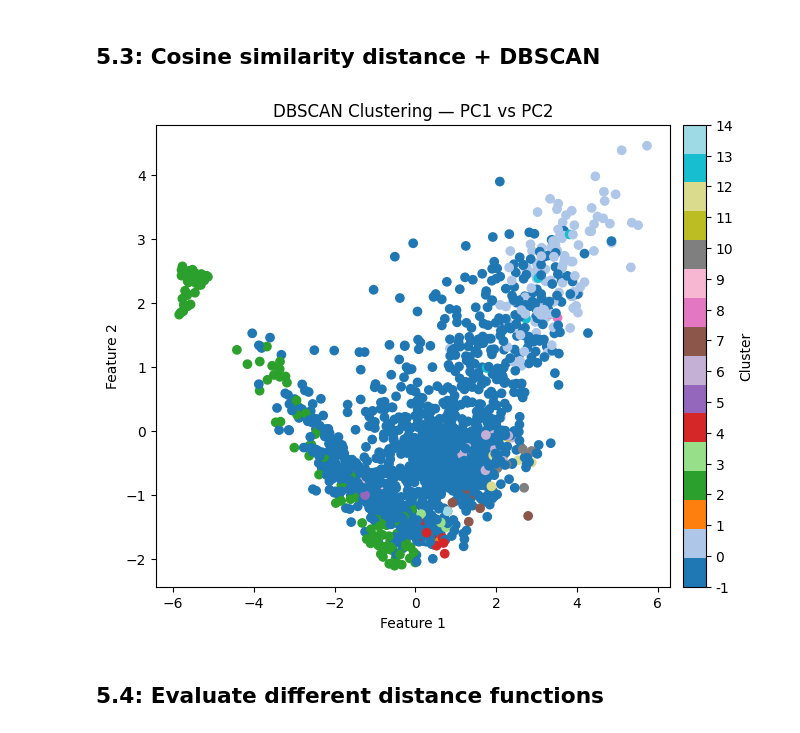
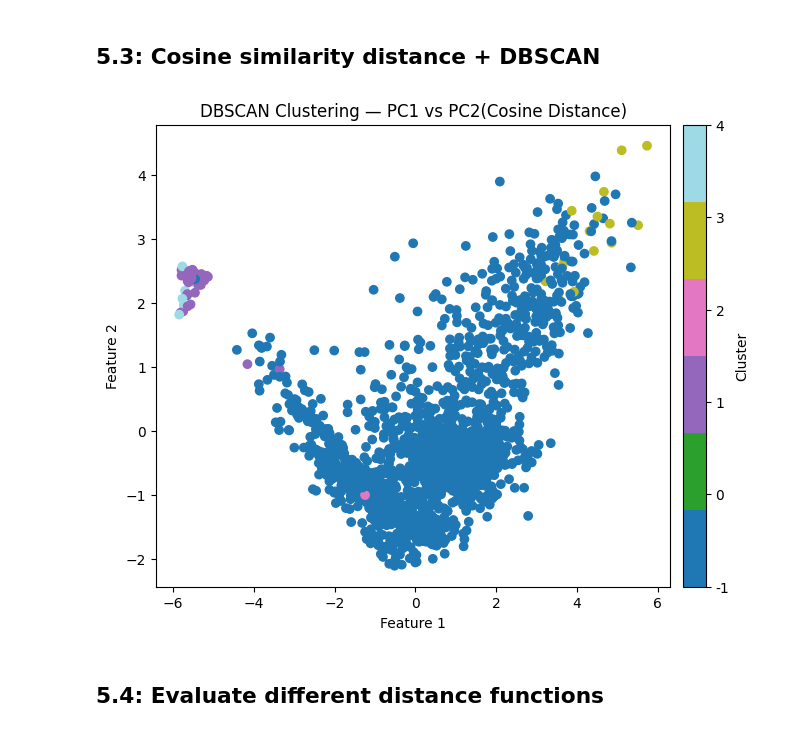
Before and after one commit to kenshin812/data_analysis, a Jupyter notebook: assignment2/submission.ipynb, the cells around one changed output. Saved outputs shown, nothing was run; the diff lists cells and outputs as text; code cells hidden in the pictures.

```diff
--- a/assignment2/submission.ipynb
+++ b/assignment2/submission.ipynb
@@ -1075,36 +1095,36 @@ def cosine_distance(point1, point2):
 
     return 1 - cosine_similarity
 # %%
-dbscan = DBSCAN(eps=0.6, min_samples=5, metric=cosine_distance)
+dbscan = DBSCAN(eps=0.06, min_samples=5, metric=cosine_distance)
 
 labels_cosine = dbscan.fit_predict(X_cluster)
 unique_labels = np.unique(labels_cosine)
 
 fig, ax = plt.subplots(figsize=(8, 6))
 
 cmap = plt.get_cmap("tab20", max(len(unique_labels), 1))
 scatter = ax.scatter(
     X_pca[:, 0],
     X_pca[:, 1],
     c=labels_cosine,
     cmap=cmap)
 
 colorbar = fig.colorbar(
     scatter,
     ax=ax,
     ticks=unique_labels,
     pad=0.02)
 
 colorbar.set_label("Cluster")
 colorbar.set_ticklabels(unique_labels)
 
 ax.set_xlabel("Feature 1")
 ax.set_ylabel("Feature 2")
 ax.set_title("DBSCAN Clustering — PC1 vs PC2(Cosine Distance)")
 
 plt.show()
 # %% [output]
-[figure, old version]
+[figure, new version]
 # %% [markdown]
 ## 5.4: Evaluate different distance functions
 # %% [markdown]
```
Also changed, not shown: parts of 2 cells of this notebook.
